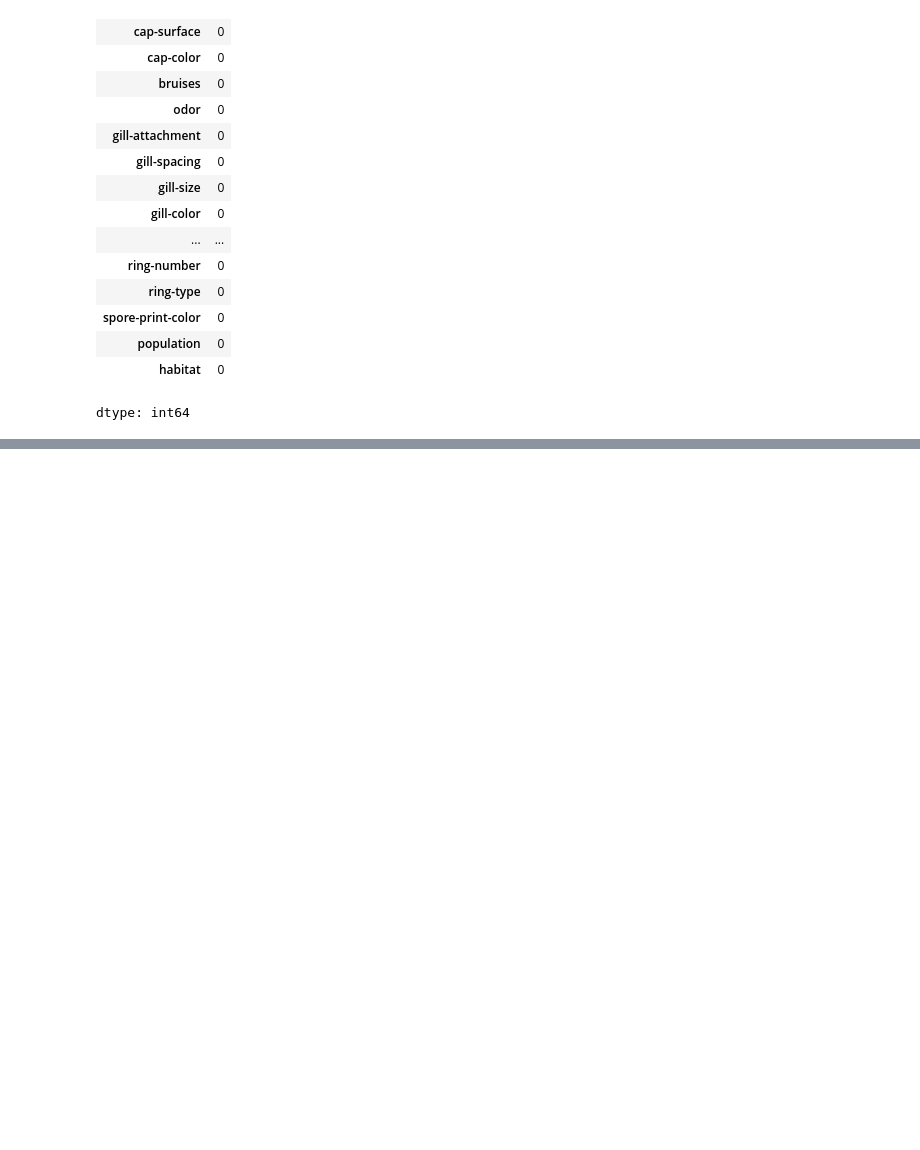
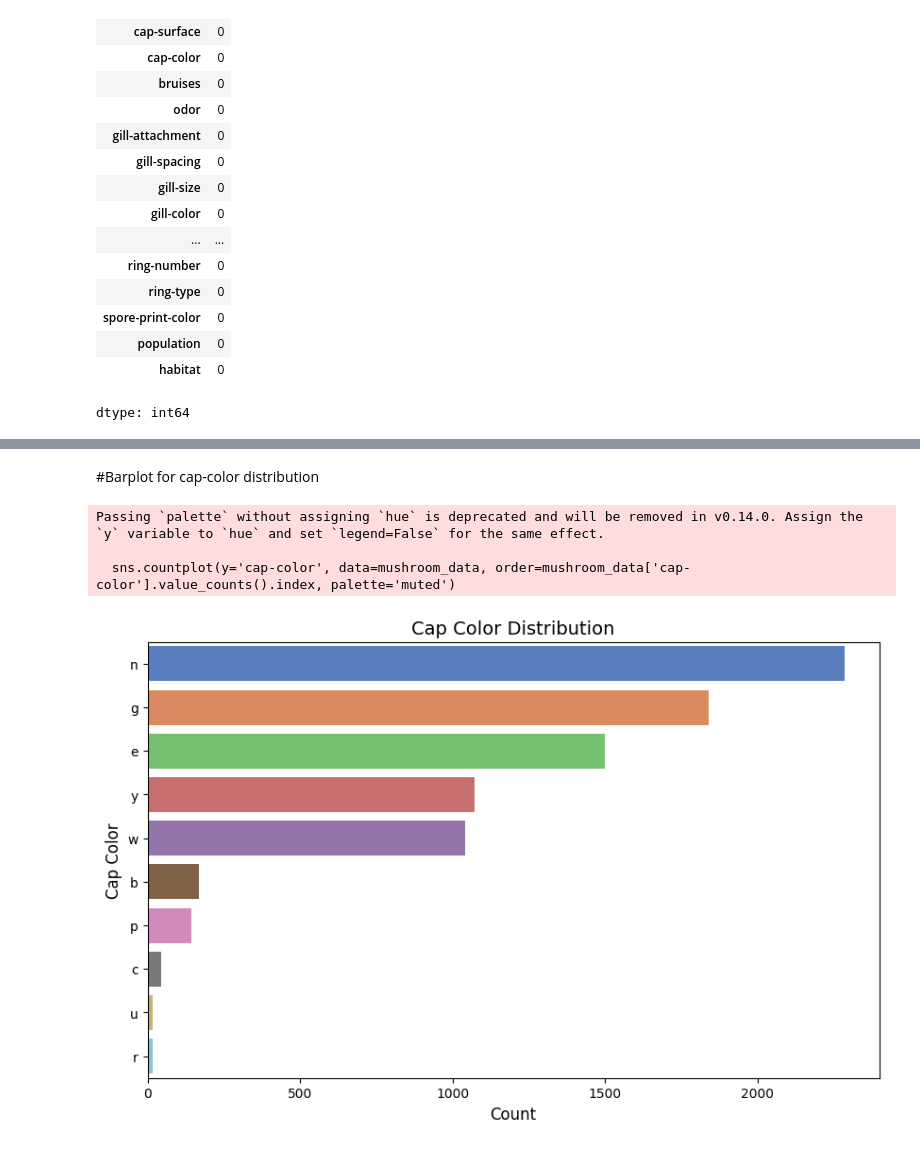
Before and after one commit to Shamiul-693/-Exploratory-Data-Analysis-and-Classification-Algorithms-on-Mushroom-Dataset, a Jupyter notebook: Exploratory_Data_Analysis_and_Classification_Algorithms_on_Mushroom_Dataset.ipynb, the cells around one changed output, grey strips where cells are left out. Drawn from its saved outputs; the diff is of its cells as text; code cells hidden in the pictures; blank space fills up the shorter version.

```diff
--- a/Exploratory_Data_Analysis_and_Classification_Algorithms_on_Mushroom_Dataset.ipynb
+++ b/Exploratory_Data_Analysis_and_Classification_Algorithms_on_Mushroom_Dataset.ipynb
@@ -59,0 +72,14 @@ dtype: int64
+# %% [markdown]
+#Barplot for cap-color distribution
+# %%
+plt.figure(figsize=(10, 6))
+sns.countplot(y='cap-color', data=mushroom_data, order=mushroom_data['cap-color'].value_counts().index, palette='muted')
+plt.title('Cap Color Distribution', fontsize=14)
+plt.xlabel('Count', fontsize=12)
+plt.ylabel('Cap Color', fontsize=12)
+plt.show()
+# %% [output]
+Passing `palette` without assigning `hue` is deprecated and will be removed in v0.14.0. Assign the `y` variable to `hue` and set `legend=False` for the same effect.
+
+  sns.countplot(y='cap-color', data=mushroom_data, order=mushroom_data['cap-color'].value_counts().index, palette='muted')
+[figure, added]
```
Also changed, not shown: parts of 2 cells of this notebook.
